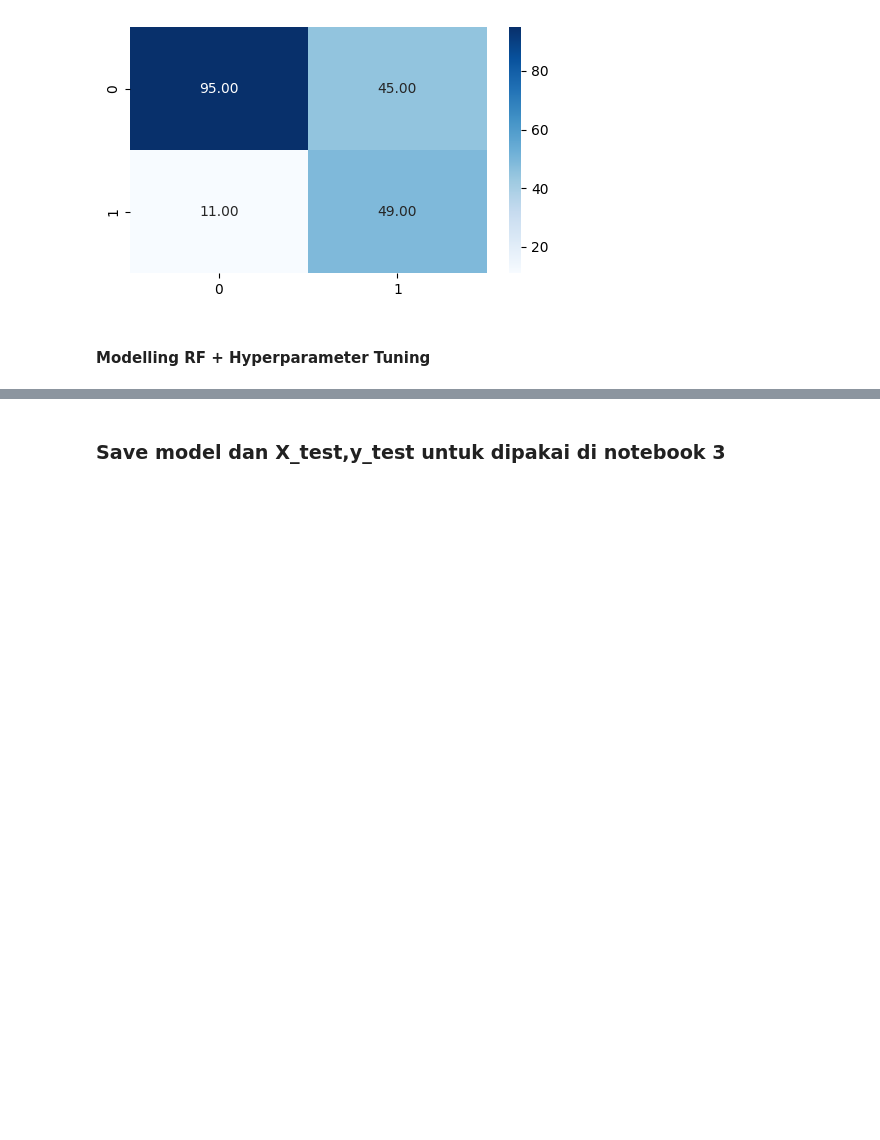
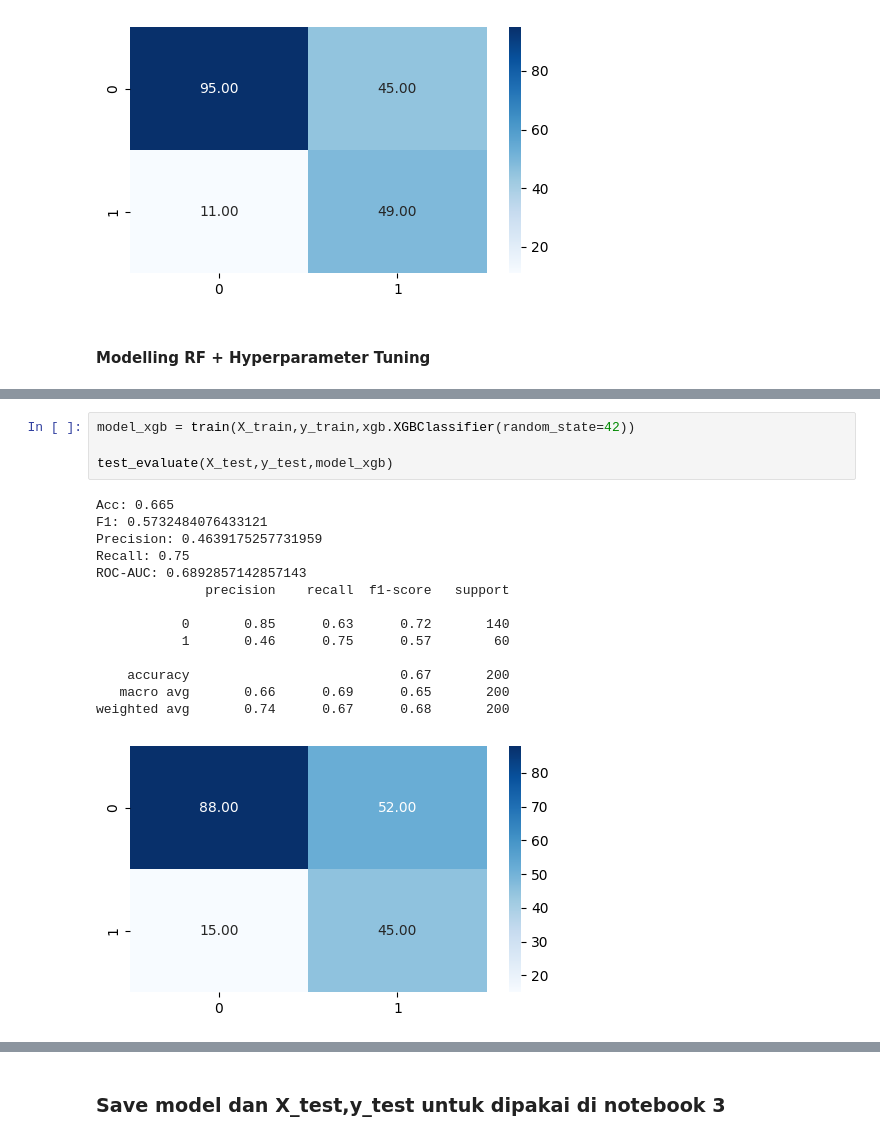
Before and after one commit to S4njuuu3291/german-credit-data, a Jupyter notebook: notebook/2-feature-engineering-modelling.ipynb, the cells around one changed output, grey strips where cells are left out. Saved outputs shown, nothing was run; the diff lists cells and outputs as text; blank space fills up the shorter version.

```diff
--- a/notebook/2-feature-engineering-modelling.ipynb
+++ b/notebook/2-feature-engineering-modelling.ipynb
@@ -308,0 +353,19 @@ weighted avg       0.78      0.73      0.74       200
+# %%
+model_xgb = train(X_train,y_train,xgb.XGBClassifier(random_state=42))
+
+test_evaluate(X_test,y_test,model_xgb)
+# %% [output]
+Acc: 0.665
+F1: 0.5732484076433121
+Precision: 0.4639175257731959
+Recall: 0.75
+ROC-AUC: 0.6892857142857143
+              precision    recall  f1-score   support
+
+           0       0.85      0.63      0.72       140
+           1       0.46      0.75      0.57        60
+
+    accuracy                           0.67       200
+   macro avg       0.66      0.69      0.65       200
+weighted avg       0.74      0.67      0.68       200
+[figure, added]
```
Also changed, not shown: parts of 13 cells of this notebook, 5 other files.
